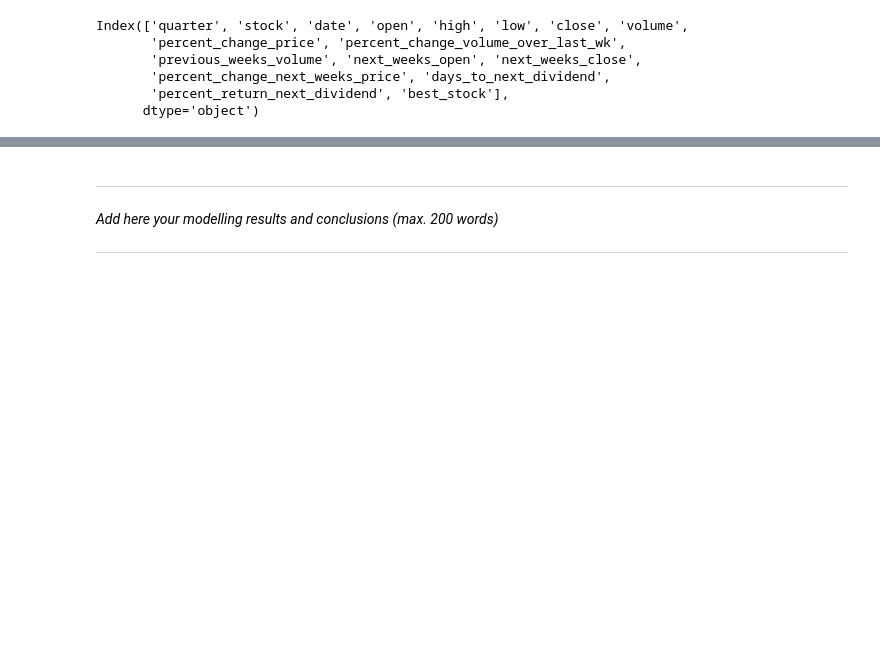
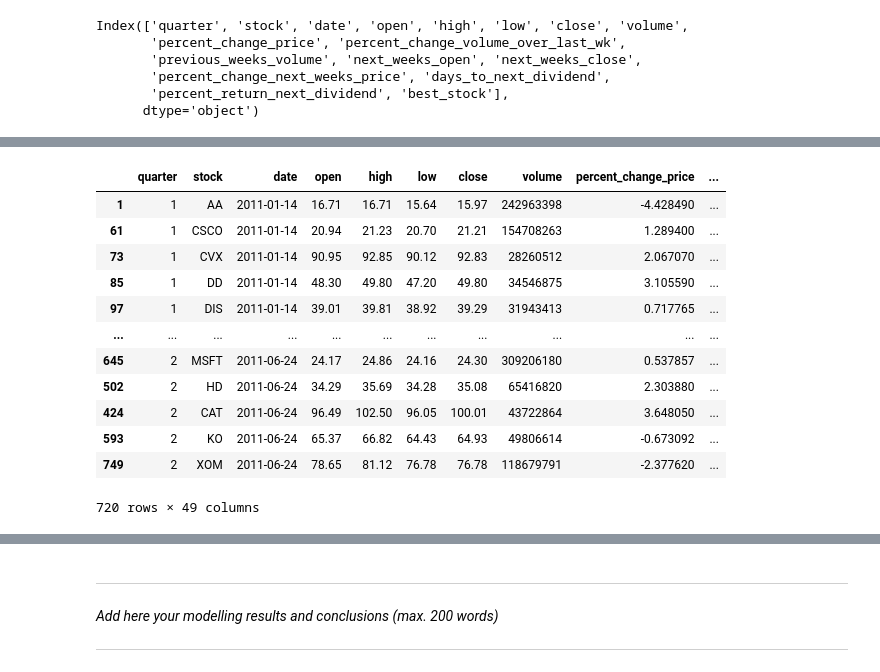
Before and after one commit to jsgalvao/DSU-Recruitment-Challenges, a Jupyter notebook: template.ipynb, the cells around one changed output, grey strips where cells are left out. Drawn from its saved outputs; the diff is of its cells as text; code cells hidden in the pictures; blank space fills up the shorter version.

```diff
--- a/template.ipynb
+++ b/template.ipynb
@@ -181,7 +230,3 @@ sns.heatmap(corr, annot=True)
 [figure]
 # %%
 data[data['date'] == '2011-01-28']
-# %%
-#one hot encode stock column
-data = pd.get_dummies(data, columns=['stock'])
-data.head()
@@ -190,3 +232,0 @@ data.head()
-# %%
-#one hot decode stock column
-data['stock'] = data.filter(like='stock_').idxmax(1)
@@ -221,3 +551,6 @@ Index(['quarter', 'stock', 'date', 'open', 'high', 'low', 'close', 'volume',
        'percent_change_next_weeks_price', 'days_to_next_dividend',
        'percent_return_next_dividend', 'best_stock'],
       dtype='object')
+# %%
+#one hot encode rank
+data = pd.get_dummies(data, columns=['rank'])
@@ -223,0 +572,16 @@ Index(['quarter', 'stock', 'date', 'open', 'high', 'low', 'close', 'volume',
+# %%
+data
+# %% [output]
+|  | quarter | stock | date | open | high | low | close | volume | percent_change_price | ... |
+| 1 | 1 | AA | 2011-01-14 | 16.71 | 16.71 | 15.64 | 15.97 | 242963398 | -4.428490 | ... |
+| 61 | 1 | CSCO | 2011-01-14 | 20.94 | 21.23 | 20.70 | 21.21 | 154708263 | 1.289400 | ... |
+| 73 | 1 | CVX | 2011-01-14 | 90.95 | 92.85 | 90.12 | 92.83 | 28260512 | 2.067070 | ... |
+| 85 | 1 | DD | 2011-01-14 | 48.30 | 49.80 | 47.20 | 49.80 | 34546875 | 3.105590 | ... |
+| 97 | 1 | DIS | 2011-01-14 | 39.01 | 39.81 | 38.92 | 39.29 | 31943413 | 0.717765 | ... |
+| ... | ... | ... | ... | ... | ... | ... | ... | ... | ... | ... |
+| 645 | 2 | MSFT | 2011-06-24 | 24.17 | 24.86 | 24.16 | 24.30 | 309206180 | 0.537857 | ... |
+| 502 | 2 | HD | 2011-06-24 | 34.29 | 35.69 | 34.28 | 35.08 | 65416820 | 2.303880 | ... |
+| 424 | 2 | CAT | 2011-06-24 | 96.49 | 102.50 | 96.05 | 100.01 | 43722864 | 3.648050 | ... |
+| 593 | 2 | KO | 2011-06-24 | 65.37 | 66.82 | 64.43 | 64.93 | 49806614 | -0.673092 | ... |
+| 749 | 2 | XOM | 2011-06-24 | 78.65 | 81.12 | 76.78 | 76.78 | 118679791 | -2.377620 | ... |
+720 rows × 49 columns
```
Also changed, not shown: parts of 74 cells of this notebook.
